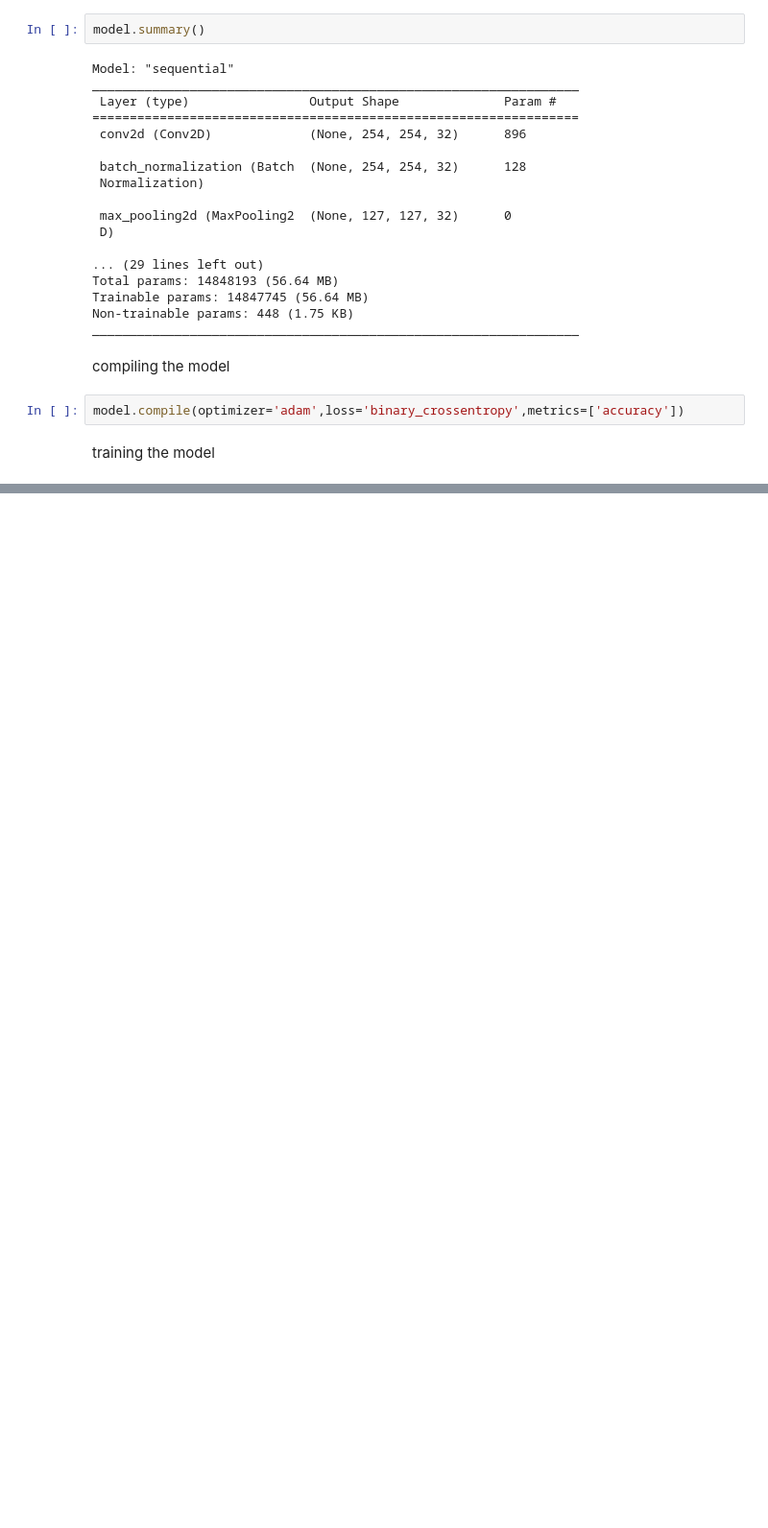
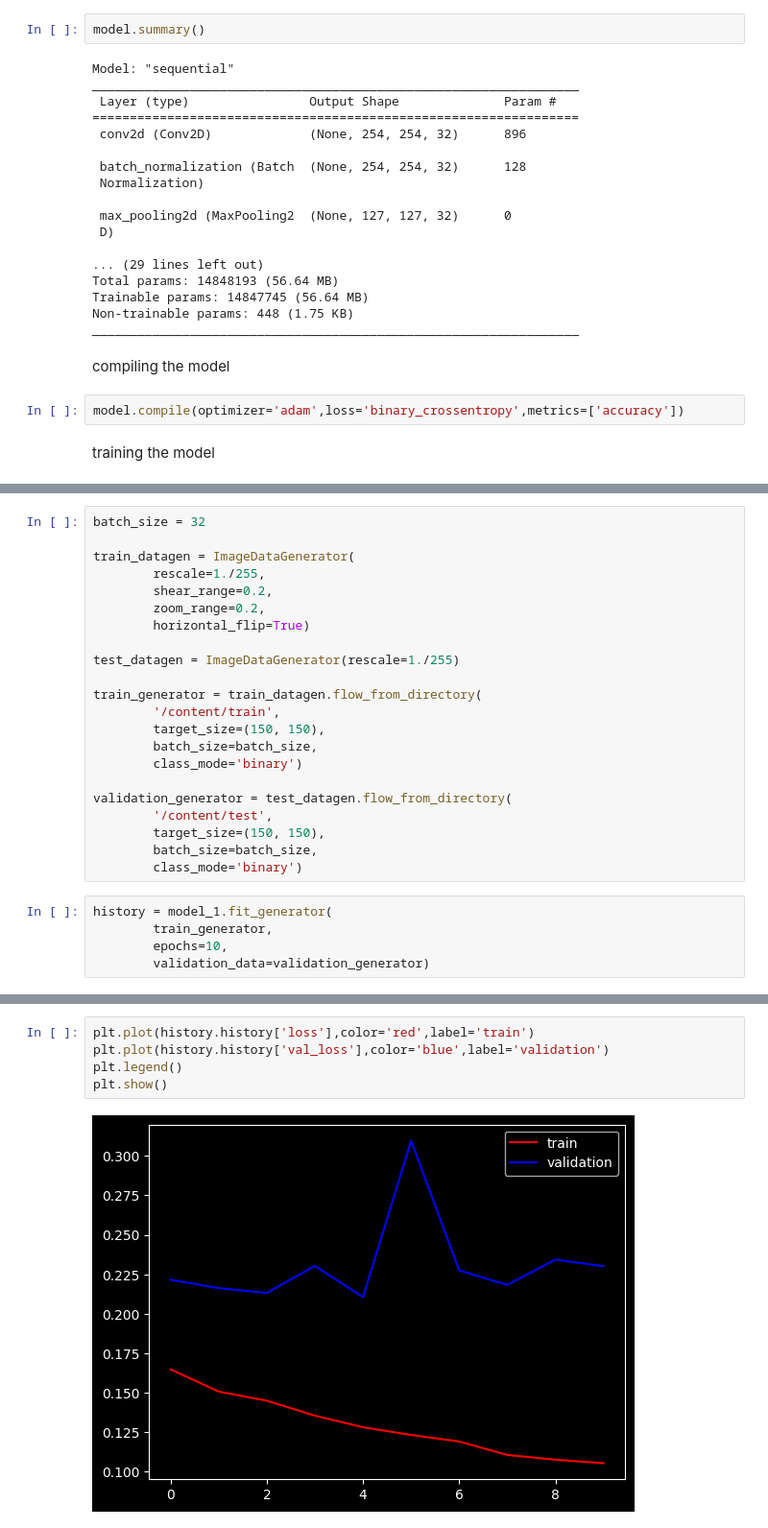
Before and after one commit to Pawanme9034/Deep_learning, a Jupyter notebook: dog___v__cat__image_classification_mode_in_deep_learning.ipynb, the cells around one changed output, grey strips where cells are left out. Shown at 96% size. Drawn from its saved outputs; the diff is of its cells as text; blank space fills up the shorter version.

```diff
--- a/dog___v__cat__image_classification_mode_in_deep_learning.ipynb
+++ b/dog___v__cat__image_classification_mode_in_deep_learning.ipynb
@@ -151,0 +311,27 @@ plt.show()
+# %%
+batch_size = 32
+
+train_datagen = ImageDataGenerator(
+        rescale=1./255,
+        shear_range=0.2,
+        zoom_range=0.2,
+        horizontal_flip=True)
+
+test_datagen = ImageDataGenerator(rescale=1./255)
+
+train_generator = train_datagen.flow_from_directory(
+        '/content/train',
+        target_size=(150, 150),
+        batch_size=batch_size,
+        class_mode='binary')
+
+validation_generator = test_datagen.flow_from_directory(
+        '/content/test',
+        target_size=(150, 150),
+        batch_size=batch_size,
+        class_mode='binary')
+# %%
+history = model_1.fit_generator(
+        train_generator,
+        epochs=10,
+        validation_data=validation_generator)
@@ -151,0 +359,7 @@ plt.show()
+# %%
+plt.plot(history.history['loss'],color='red',label='train')
+plt.plot(history.history['val_loss'],color='blue',label='validation')
+plt.legend()
+plt.show()
+# %% [output]
+[figure, added]
```
Also changed, not shown: parts of 24 cells of this notebook.
